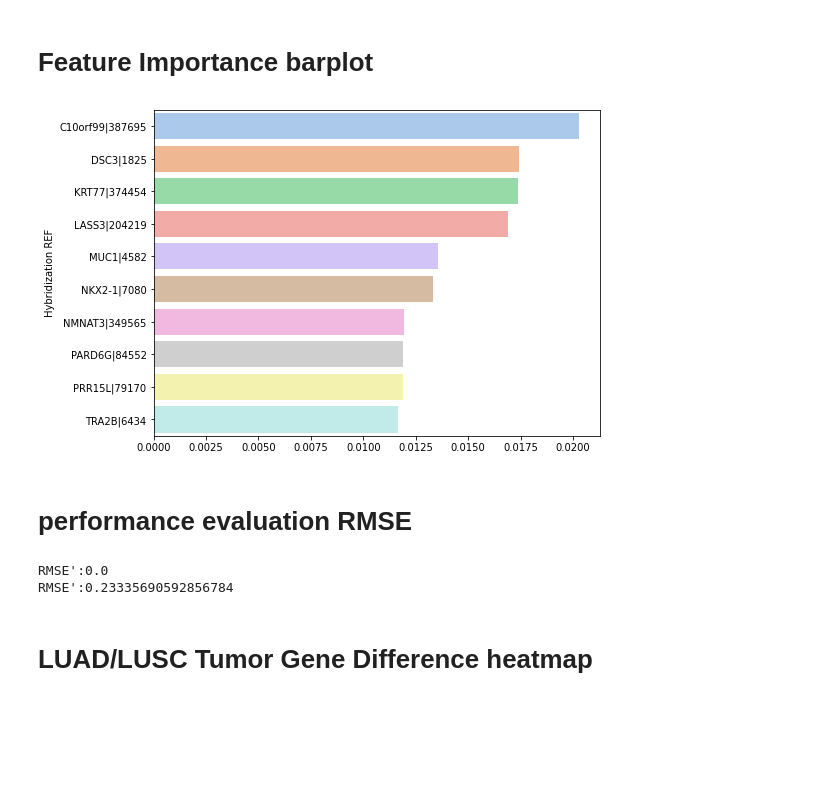
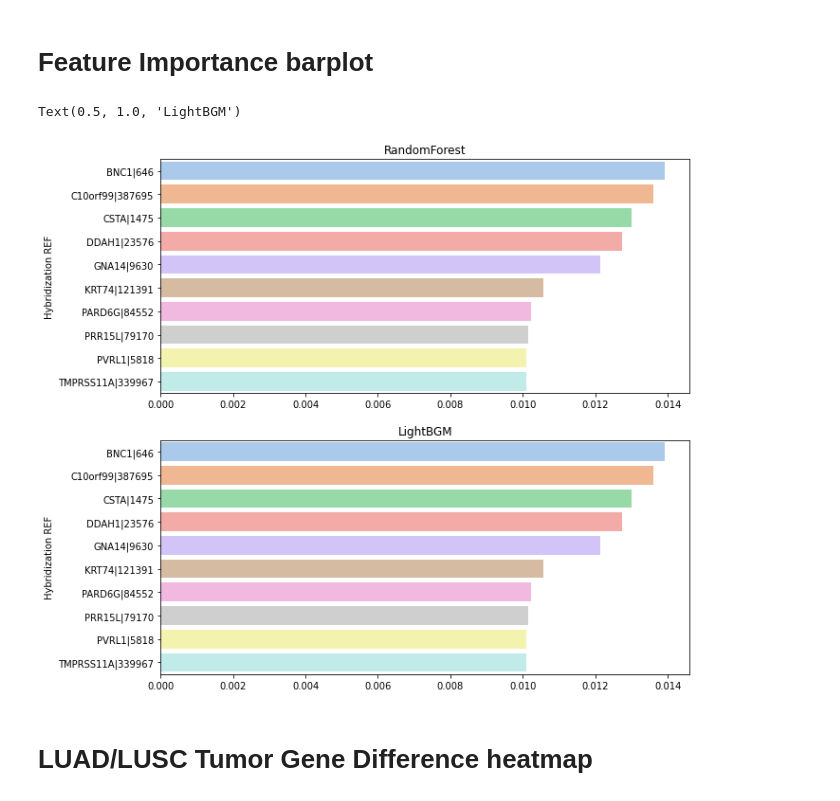
Before and after one commit to meji9086/Biomarker-that-distinguishes-cancer, a Jupyter notebook: TCGA_Data.ipynb, the cells around one changed output. Saved outputs shown, nothing was run; the diff lists cells and outputs as text; code cells hidden in the pictures; blank space fills up the shorter version.

Commit message:
RandomForest and LightGBM

```diff
--- a/TCGA_Data.ipynb
+++ b/TCGA_Data.ipynb
@@ -209,4 +224,7 @@ print('최적 예측 정확도: {0:.4f}'.format(grid_cv.best_score_))
 # %%
-model = RandomForestClassifier(random_state=0, max_depth=5, min_samples_leaf=8, min_samples_split=8,n_estimators=200)
-model.fit(X_train, Y_train)
+Ran_model = RandomForestClassifier(random_state=0, max_depth=5, min_samples_leaf=8, min_samples_split=8,n_estimators=200)
+Ran_model.fit(X_train, Y_train)
+
+GBM_model = LGBMClassifier(learning_rate=0.1, n_estimators=100, min_child_weight=0.001, min_child_samples=20, subsample=1)
+GBM_model.fit(X_train, Y_train)
 # %% [output]
@@ -243,12 +299,25 @@ RandomForest Feature Importance
 # %%
-importances_sort = sorted(importances, reverse=True)
+importances_sort_Ran = sorted(Ran_importances, reverse=True)
 
-best_gene = []
-for top in range(len(importances)):
-  if importances[top] > importances_sort[10]:
-    best_gene.append(top)
+best_Ran = []
+for top in range(len(Ran_importances)):
+  if Ran_importances[top] > importances_sort_Ran[10]:
+    best_Ran.append(top)
 
-print('selected Feature :')
-for d in data_Tumor.columns[best_gene]:
+print('RandomForest selected Feature :')
+for d in data_Tumor.columns[best_Ran]:
   print(d)
+
+print('-'*100)
+
+importances_sort_GBM = sorted(GBM_importances, reverse=True)
+
+best_GBM = []
+for top in range(len(GBM_importances)):
+  if GBM_importances[top] > importances_sort_GBM[10]:
+    best_GBM.append(top)
+
+print('LightGBM selected Feature :')
+for d in data_Tumor.columns[best_GBM]:
+  print(d)
 # %% [output]
@@ -266,24 +341,15 @@ TRA2B|6434
 # %% [markdown]
 # Feature Importance barplot
-# %%
-plt.figure(figsize=(8, 6))
-sns.set_palette("pastel")
-sns.barplot(x=importances_sort[:10], y=data_Tumor.columns[best_gene])
-plt.show()
-# %% [output]
-[figure, removed]
-# %% [markdown]
-# performance evaluation RMSE
-# %%
-# train rmse
-train_predict = model.predict(X_train)
-print("RMSE':{}".format(math.sqrt(mean_squared_error(train_predict, Y_train))) )
-
-# test rmse
-test_predict = model.predict(X_test
-print("RMSE':{}".format(math.sqrt(mean_squared_error(test_predict, Y_test))) )
-# %% [output]
-RMSE':0.0
-RMSE':0.23335690592856784
+# %%
+fig, ax = plt.subplots(nrows=2, figsize=(10,10))
+sns.set_palette("pastel")
+
+sns.barplot(x=importances_sort_Ran[:10], y=data_Tumor.columns[best_Ran], ax=ax[0])
+ax[0].set_title('RandomForest')
+sns.barplot(x=importances_sort_GBM[:10], y=data_Tumor.columns[best_GBM], ax=ax[1])
+ax[1].set_title('LightBGM')
+# %% [output]
+Text(0.5, 1.0, 'LightBGM')
+[figure, added]
 # %% [markdown]
 # LUAD/LUSC Tumor Gene Difference heatmap
```
Also changed, not shown: parts of 20 cells of this notebook.
